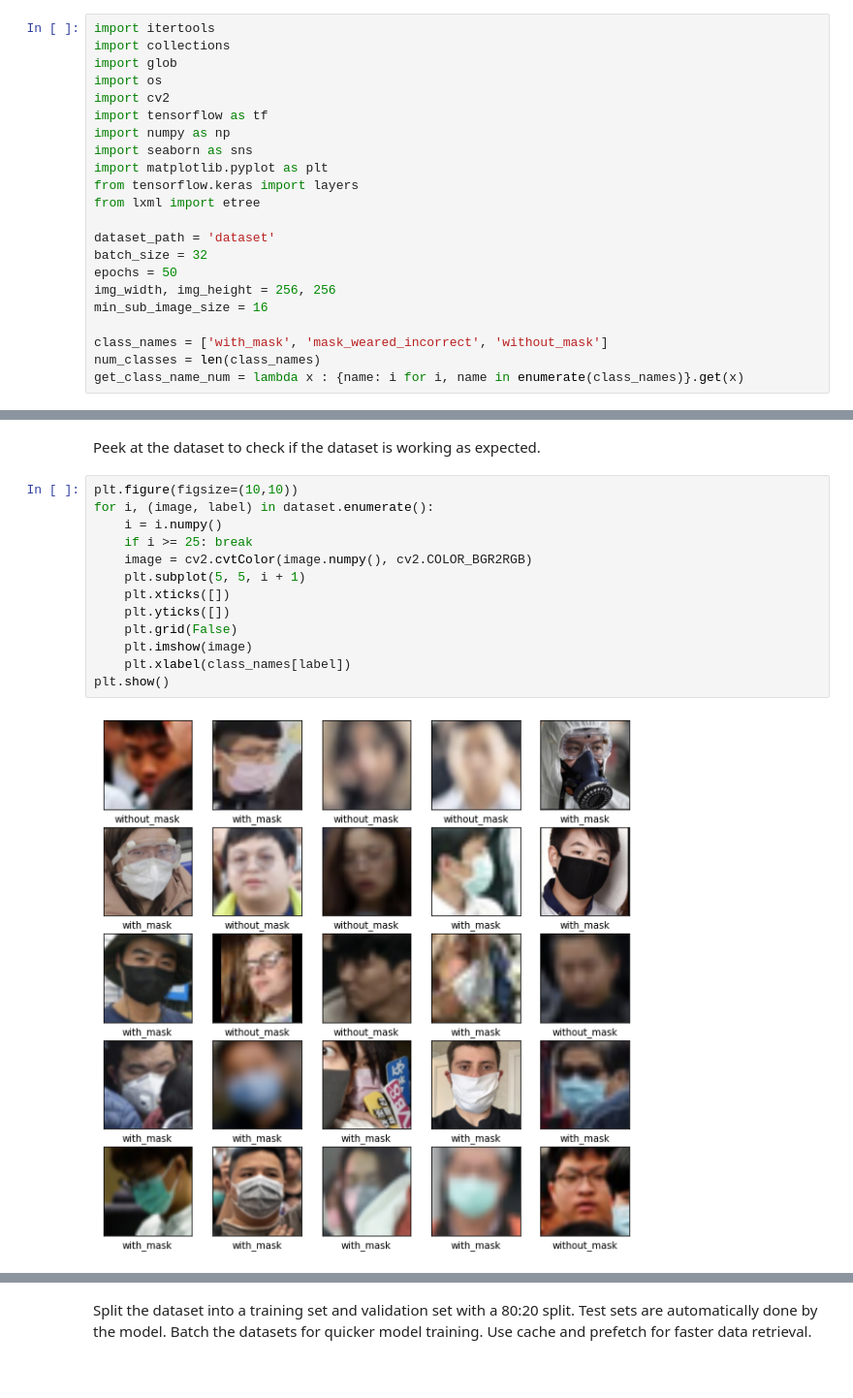
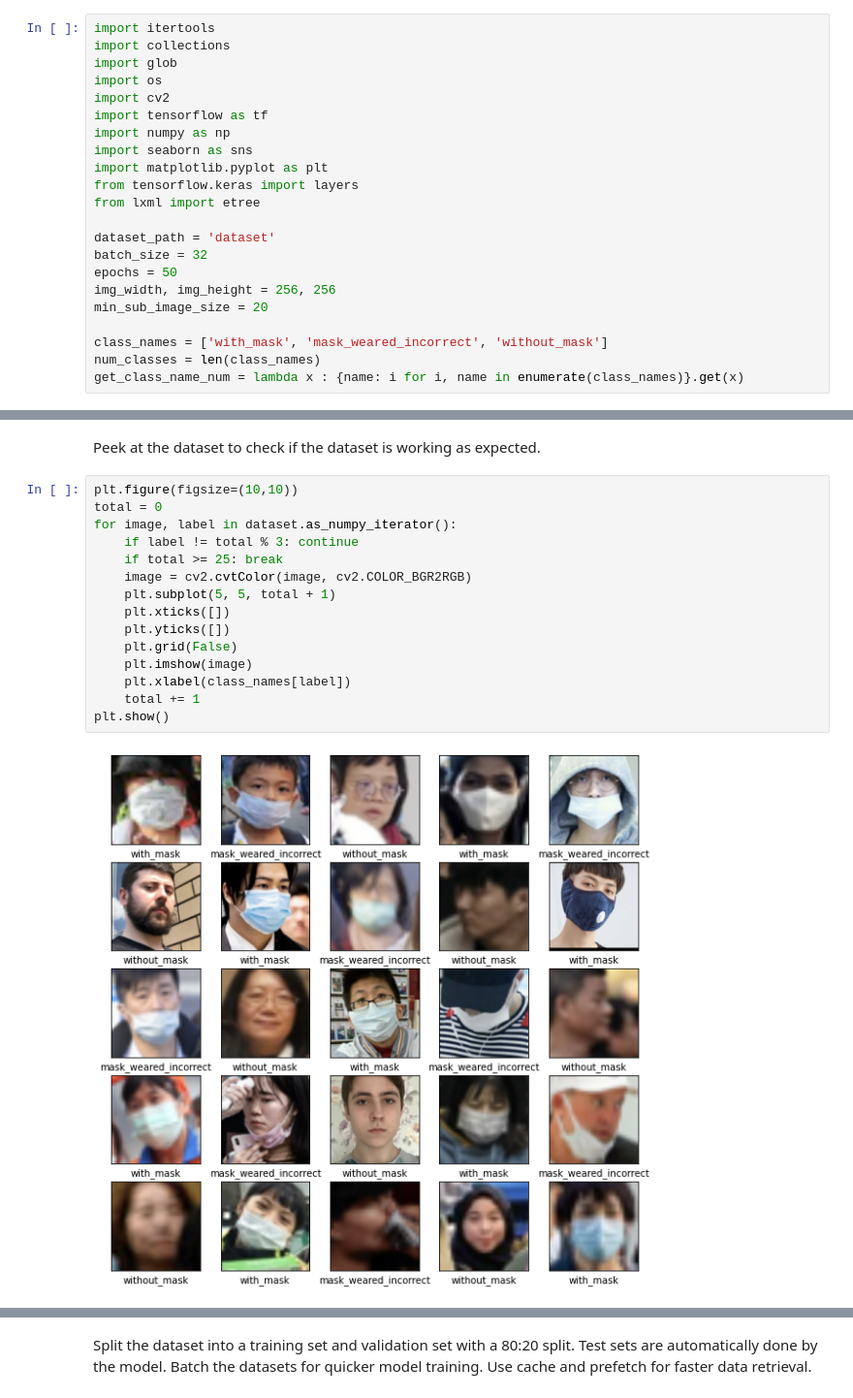
Before and after one commit to gerizim16/face-mask-detection, a Jupyter notebook: project.ipynb, the cells around one changed output, grey strips where cells are left out. Shown at 97% size. Cells and saved outputs as stored; diff of their text form.

```diff
--- a/project.ipynb
+++ b/project.ipynb
@@ -22,7 +91,7 @@ dataset_path = 'dataset'
 batch_size = 32
 epochs = 50
 img_width, img_height = 256, 256
-min_sub_image_size = 16
+min_sub_image_size = 20
 
 class_names = ['with_mask', 'mask_weared_incorrect', 'without_mask']
 num_classes = len(class_names)
@@ -111,18 +180,20 @@ dataset = tf.data.Dataset.from_generator(
 Peek at the dataset to check if the dataset is working as expected.
 # %%
 plt.figure(figsize=(10,10))
-for i, (image, label) in dataset.enumerate():
-    i = i.numpy()
-    if i >= 25: break
-    image = cv2.cvtColor(image.numpy(), cv2.COLOR_BGR2RGB)
-    plt.subplot(5, 5, i + 1)
+total = 0
+for image, label in dataset.as_numpy_iterator():
+    if label != total % 3: continue
+    if total >= 25: break
+    image = cv2.cvtColor(image, cv2.COLOR_BGR2RGB)
+    plt.subplot(5, 5, total + 1)
     plt.xticks([])
     plt.yticks([])
     plt.grid(False)
     plt.imshow(image)
     plt.xlabel(class_names[label])
+    total += 1
 plt.show()
 # %% [output]
-[figure, old version]
+[figure, new version]
 # %% [markdown]
 ## Dataset Analysis
```
Also changed, not shown: parts of 13 cells of this notebook, 4 other files.
